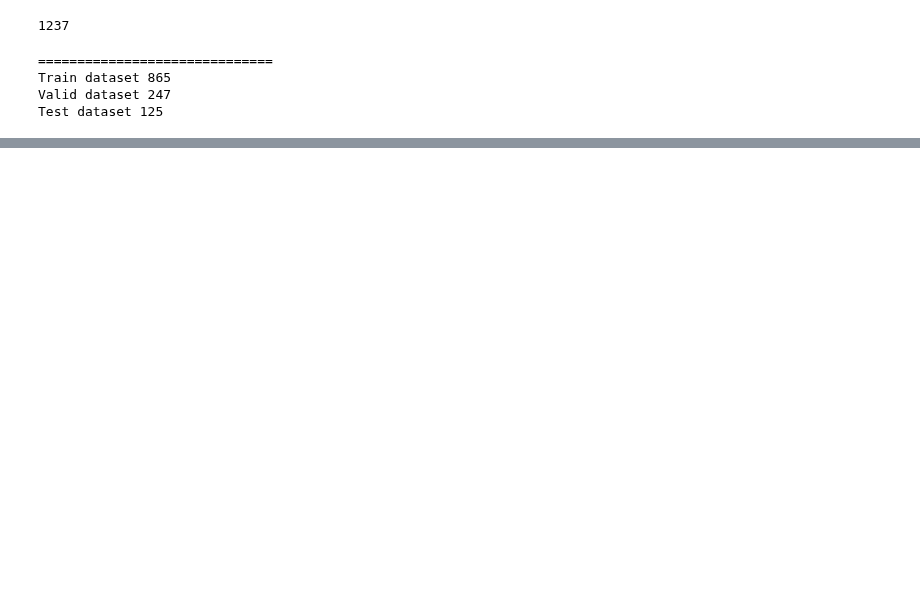
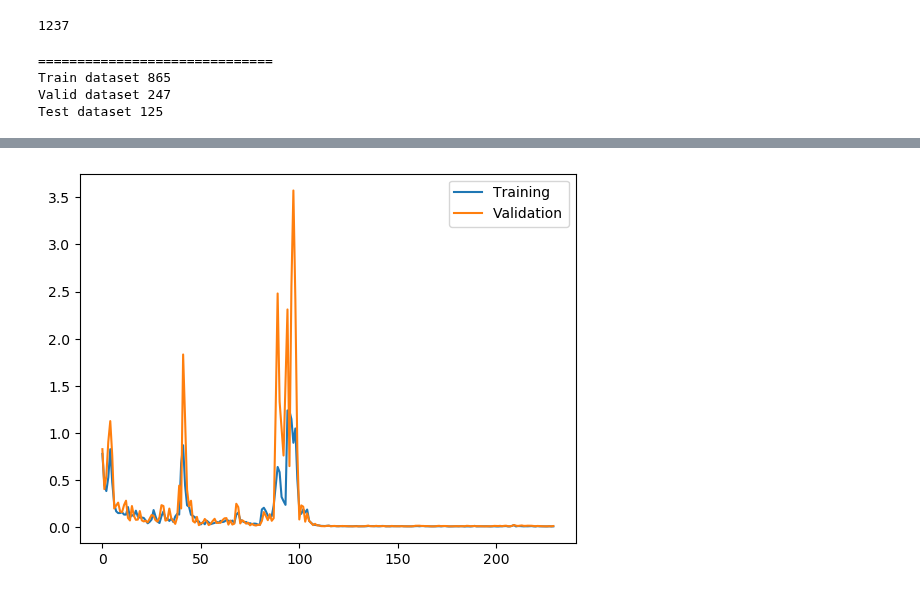
Before and after one commit to asurt-fsai/fs-system, a Jupyter notebook: perception/keypoint_regression/notebooks/Training.ipynb, the cells around one changed output, grey strips where cells are left out. Cells and saved outputs as stored; diff of their text form; code cells hidden in the pictures; blank space fills up the shorter version.

```diff
--- a/perception/keypoint_regression/notebooks/Training.ipynb
+++ b/perception/keypoint_regression/notebooks/Training.ipynb
@@ -206,13 +321,15 @@ len(trainingTracker)
 # %%
 # Training and validation plots
 import numpy as np
-START = 2
-LIMIT = 457
+START = 15
+LIMIT = 245
 epochs = np.arange(LIMIT-START)
 plt.plot(epochs, trainingTracker[START:LIMIT], label="Training")
 plt.plot(epochs, validTracker[START:LIMIT], label="Validation")
 plt.legend()
 plt.show()
+# %% [output]
+[figure, added]
 # %%
 import torch
 
```
Also changed, not shown: parts of 11 cells of this notebook, 1 other file.
